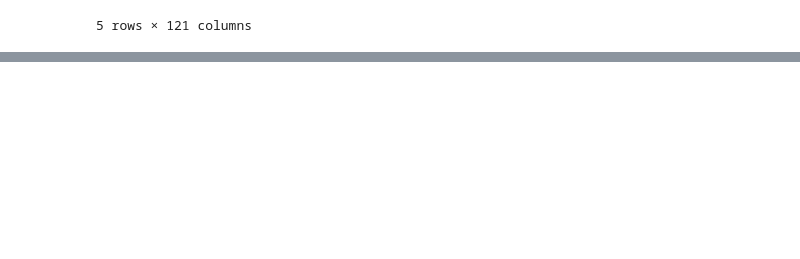
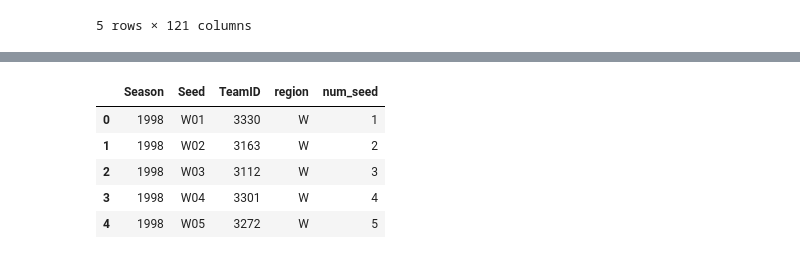
Before and after one commit to MJeremy2017/machine-learning-models, a Jupyter notebook: Kaggle-NCAA/Match-Prediction.ipynb, the cells around one changed output, grey strips where cells are left out. Saved outputs shown, nothing was run; the diff lists cells and outputs as text; code cells hidden in the pictures; blank space fills up the shorter version.

```diff
--- a/Kaggle-NCAA/Match-Prediction.ipynb
+++ b/Kaggle-NCAA/Match-Prediction.ipynb
@@ -331,0 +378,14 @@ column_names ['match_label', 'WScore_min', 'WScore_mean', 'WScore_max', 'WScore_
+# %%
+# get seeds
+
+wseeds["region"] = wseeds.apply(lambda row: row["Seed"][0], axis=1)
+wseeds["num_seed"] = wseeds.apply(lambda row: int(row["Seed"][1:]), axis=1)
+
+wseeds.head()
+# %% [output]
+|  | Season | Seed | TeamID | region | num_seed |
+| 0 | 1998 | W01 | 3330 | W | 1 |
+| 1 | 1998 | W02 | 3163 | W | 2 |
+| 2 | 1998 | W03 | 3112 | W | 3 |
+| 3 | 1998 | W04 | 3301 | W | 4 |
+| 4 | 1998 | W05 | 3272 | W | 5 |
```
Also changed, not shown: parts of 8 cells of this notebook.
